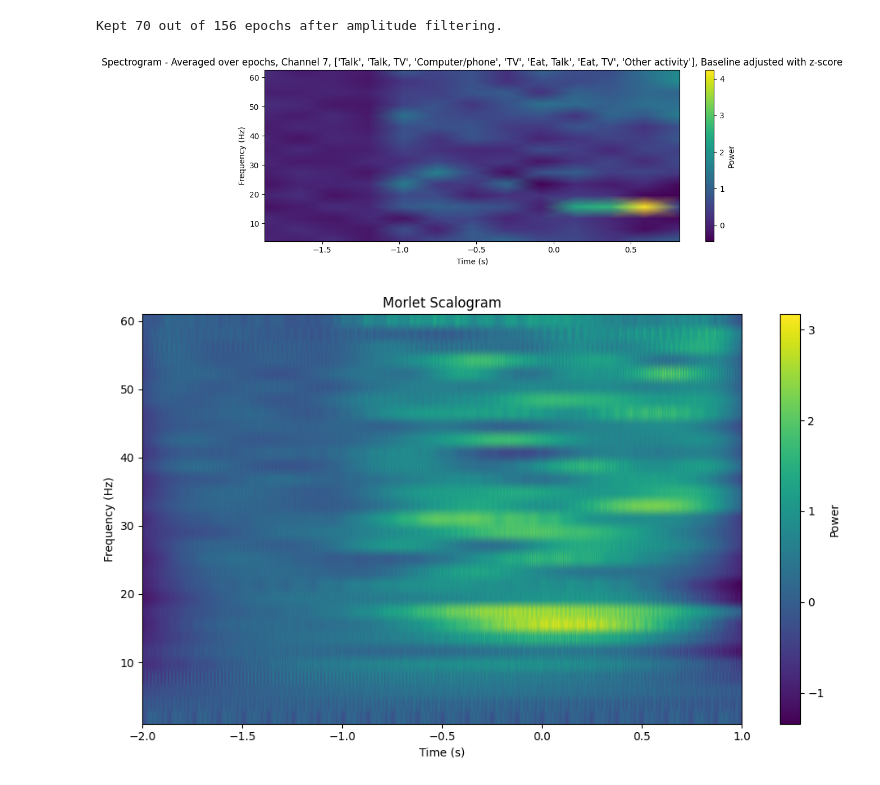
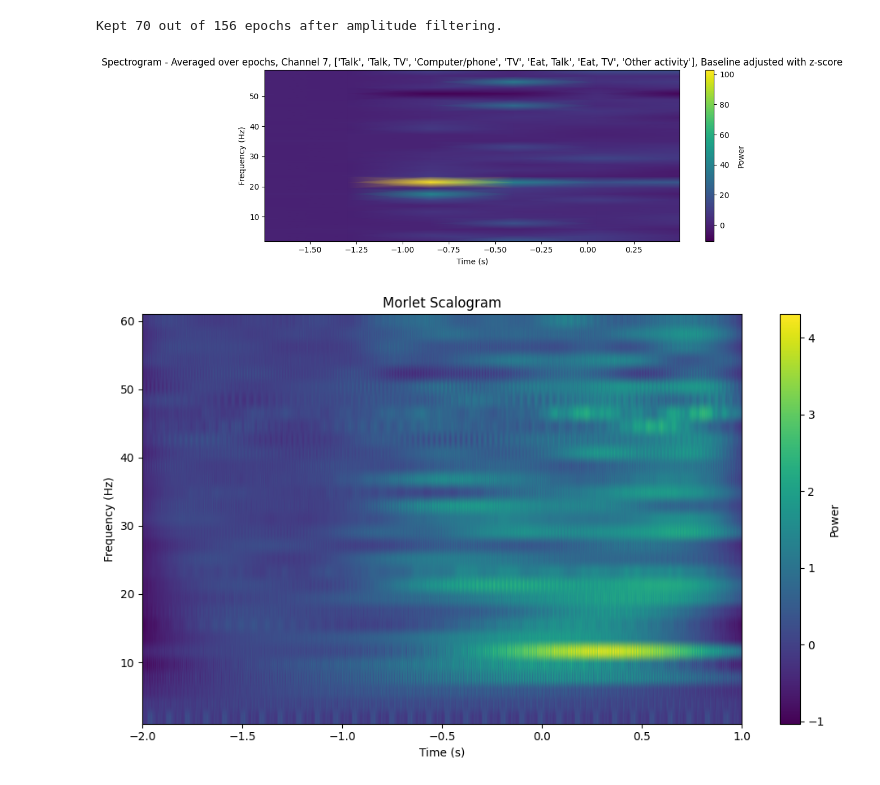
Before and after one commit to mserhat1/NMA_Project, a Jupyter notebook: notebook_for_plotting.ipynb, the cells around one changed output. Drawn from its saved outputs; the diff is of its cells as text; code cells hidden in the pictures.

```diff
--- a/notebook_for_plotting.ipynb
+++ b/notebook_for_plotting.ipynb
@@ -10,3 +10,10 @@ sys.path.append('/content/NMA_Project')
 !pip install -r requirements.txt
 # %% [markdown]
 Extract data
+# %%
+from functions.data import get_datafile
+
+sbj = 10
+session = 3
+
+nwbfile = get_datafile(sbj=sbj, session=session)
@@ -40,16 +42,16 @@ Kept 70 out of 156 epochs after amplitude filtering.
 # %%
 from functions.plotting import plot_spectrogram, plot_morlet
 
 
 # computes spectrogram for each time epoch around the event, then averages across epochs
 # specify parameters
-plot_spectrogram(filtered_data, lower_freq=1, upper_freq=65, nperseg=128)
+plot_spectrogram(filtered_data, lower_freq=1, upper_freq=60, nperseg=256)
 
 # complex morlet wavelet transform, baseline corrected with z-score (per epoch),
 # I will include the option to apply baseline correction after averaging the
 # transforms as well.
 # specify parameters
-plot_morlet(filtered_data, lower_freq=1, upper_freq=60, B=3, C=8)
+plot_morlet(filtered_data, lower_freq=1, upper_freq=60, B=4, C=10)
 # %% [output]
-[figure, old version]
+[figure, new version]
-[figure, old version]
+[figure, new version]
```
Also changed, not shown: parts of 6 cells of this notebook.
